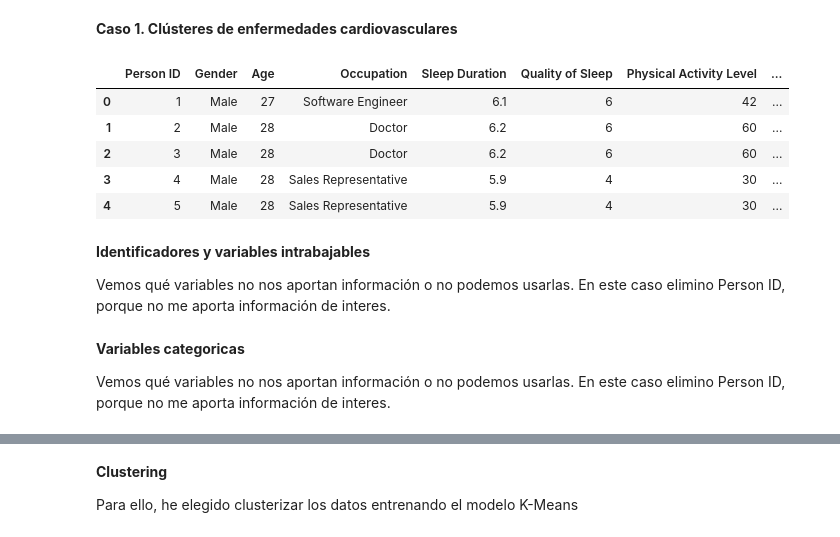
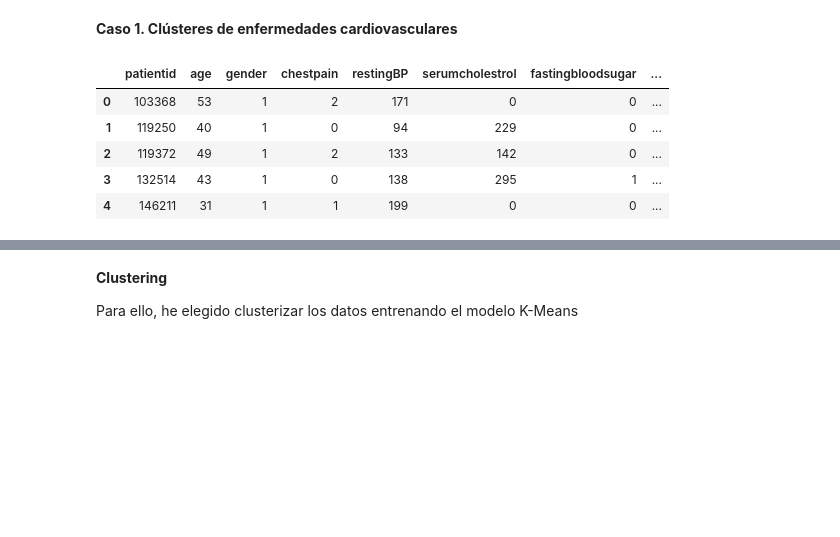
Before and after one commit to hugo-cordoba/Bootcamp-IA, a Jupyter notebook: Sprint 1/Lab 5/lab05_HugoCordoba_cardio.ipynb, the cells around one changed output, grey strips where cells are left out. Cells and saved outputs as stored; diff of their text form; code cells hidden in the pictures; blank space fills up the shorter version.

```diff
--- a/Sprint 1/Lab 5/lab05_HugoCordoba_cardio.ipynb
+++ b/Sprint 1/Lab 5/lab05_HugoCordoba_cardio.ipynb
@@ -17,18 +16,12 @@ rn_state = 42 # random state for reproducibility
 **Caso 1. Clústeres de enfermedades cardiovasculares**
 # %%
 # Leemos el dataset de enfermedades cardiovasculares
-
-df_estres = pd.read_csv('./Sleep_health_and_lifestyle_dataset.csv')
-df_estres.head()
+df = pd.read_csv('./Cardiovascular_Disease_Dataset.csv')
+df.head()
 # %% [output]
-|  | Person ID | Gender | Age | Occupation | Sleep Duration | Quality of Sleep | Physical Activity Level | ... |
-| 0 | 1 | Male | 27 | Software Engineer | 6.1 | 6 | 42 | ... |
-| 1 | 2 | Male | 28 | Doctor | 6.2 | 6 | 60 | ... |
-| 2 | 3 | Male | 28 | Doctor | 6.2 | 6 | 60 | ... |
-| 3 | 4 | Male | 28 | Sales Representative | 5.9 | 4 | 30 | ... |
-| 4 | 5 | Male | 28 | Sales Representative | 5.9 | 4 | 30 | ... |
+|  | patientid | age | gender | chestpain | restingBP | serumcholestrol | fastingbloodsugar | ... |
+| 0 | 103368 | 53 | 1 | 2 | 171 | 0 | 0 | ... |
+| 1 | 119250 | 40 | 1 | 0 | 94 | 229 | 0 | ... |
+| 2 | 119372 | 49 | 1 | 2 | 133 | 142 | 0 | ... |
+| 3 | 132514 | 43 | 1 | 0 | 138 | 295 | 1 | ... |
+| 4 | 146211 | 31 | 1 | 1 | 199 | 0 | 0 | ... |
-# %% [markdown]
-**Identificadores y variables intrabajables**
-
-Vemos qué variables no nos aportan información o no podemos usarlas. En este
-caso elimino Person ID, porque no me aporta información de interes.
@@ -37,5 +27,0 @@ df_estres.drop(['Person ID'], axis=1, inplace=True)
-# %% [markdown]
-**Variables categoricas**
-
-Vemos qué variables no nos aportan información o no podemos usarlas. En este
-caso elimino Person ID, porque no me aporta información de interes.
```
Also changed, not shown: parts of 19 cells of this notebook, 7 other files.
